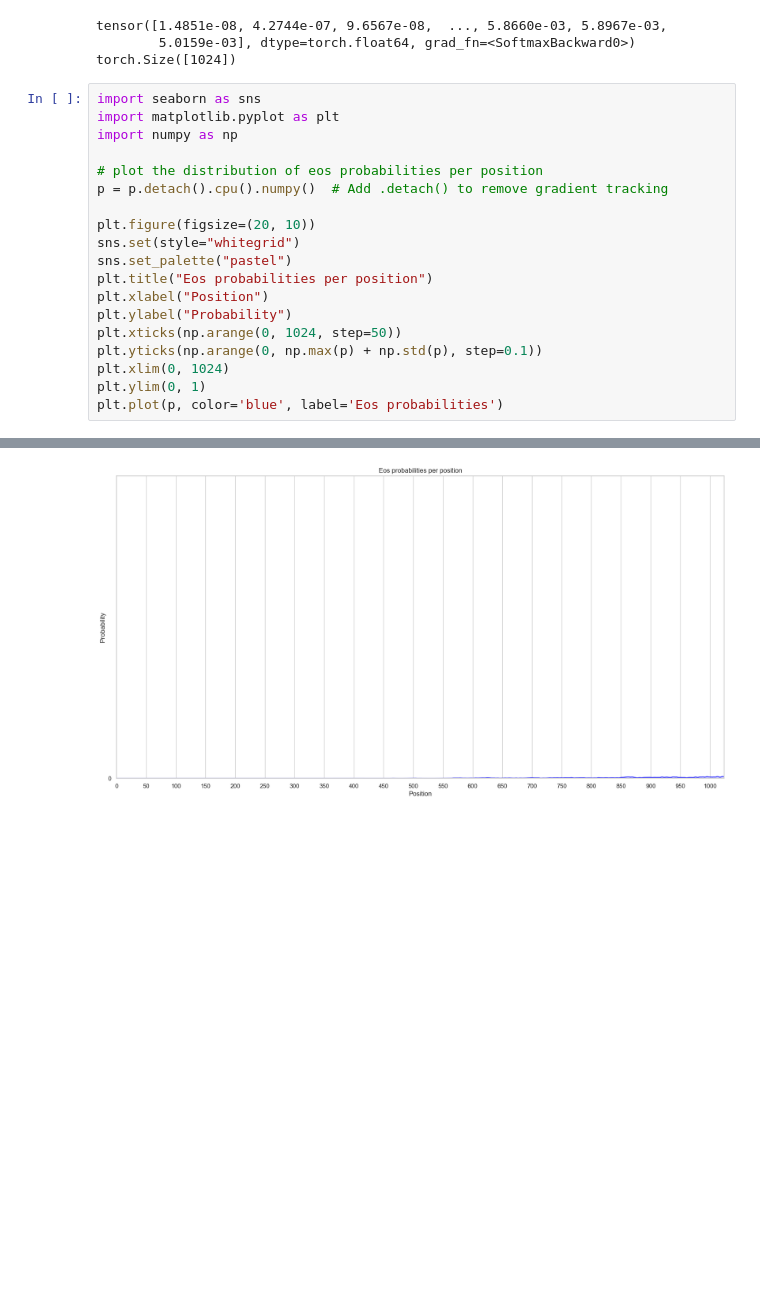
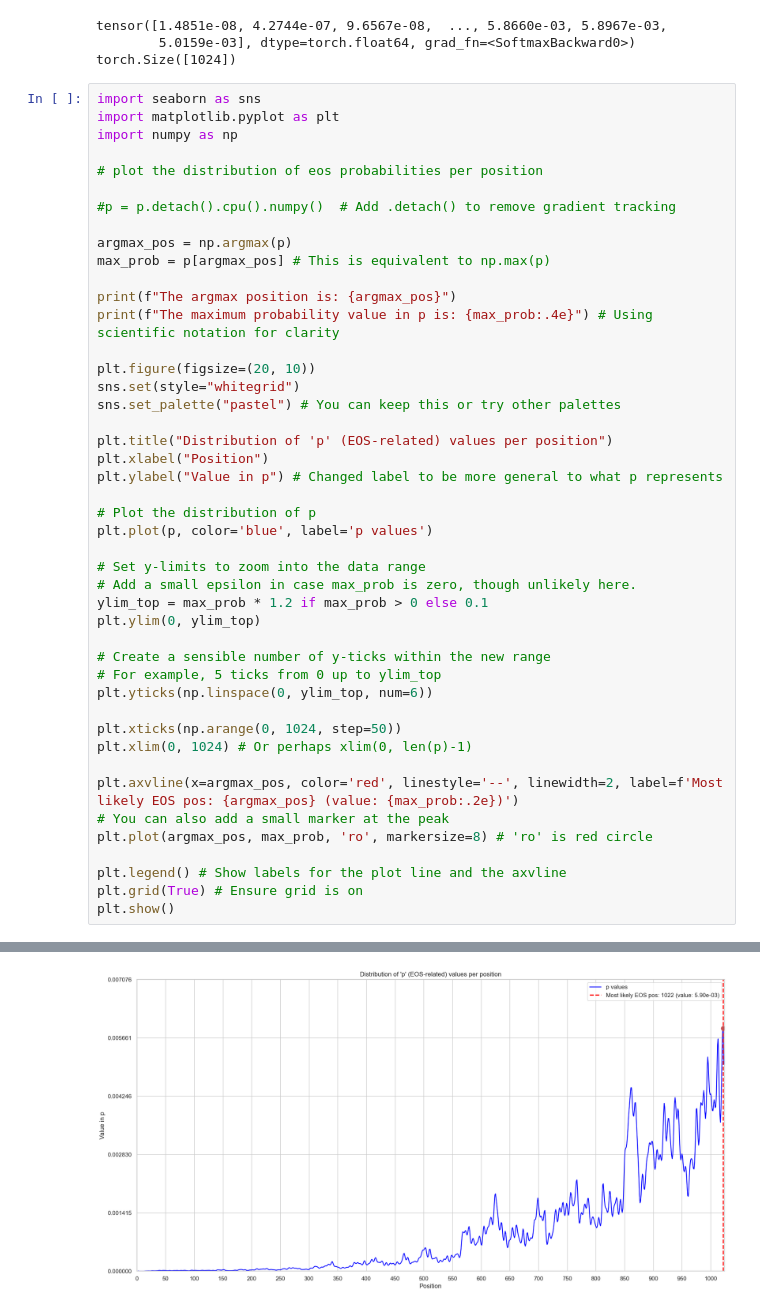
Before and after one commit to giacomo-ciro/diffusion-llms, a Jupyter notebook: notebooks/eos_logit_exploration.ipynb, the cells around one changed output, grey strips where cells are left out. Cells and saved outputs as stored; diff of their text form; blank space fills up the shorter version.

Commit message:
add argmax and rescale y

```diff
--- a/notebooks/eos_logit_exploration.ipynb
+++ b/notebooks/eos_logit_exploration.ipynb
@@ -80,17 +80,43 @@ import matplotlib.pyplot as plt
 import numpy as np
 
 # plot the distribution of eos probabilities per position
-p = p.detach().cpu().numpy()  # Add .detach() to remove gradient tracking
+
+#p = p.detach().cpu().numpy()  # Add .detach() to remove gradient tracking
+
+argmax_pos = np.argmax(p)
+max_prob = p[argmax_pos] # This is equivalent to np.max(p)
+
+print(f"The argmax position is: {argmax_pos}")
+print(f"The maximum probability value in p is: {max_prob:.4e}") # Using scientific notation for clarity
 
 plt.figure(figsize=(20, 10))
 sns.set(style="whitegrid")
-sns.set_palette("pastel")
-plt.title("Eos probabilities per position")
+sns.set_palette("pastel") # You can keep this or try other palettes
+
+plt.title("Distribution of 'p' (EOS-related) values per position")
 plt.xlabel("Position")
-plt.ylabel("Probability")
+plt.ylabel("Value in p") # Changed label to be more general to what p represents
+
+# Plot the distribution of p
+plt.plot(p, color='blue', label='p values')
+
+# Set y-limits to zoom into the data range
+# Add a small epsilon in case max_prob is zero, though unlikely here.
+ylim_top = max_prob * 1.2 if max_prob > 0 else 0.1
+plt.ylim(0, ylim_top)
+
+# Create a sensible number of y-ticks within the new range
+# For example, 5 ticks from 0 up to ylim_top
+plt.yticks(np.linspace(0, ylim_top, num=6))
+
 plt.xticks(np.arange(0, 1024, step=50))
-plt.yticks(np.arange(0, np.max(p) + np.std(p), step=0.1))
-plt.xlim(0, 1024)
-plt.ylim(0, 1)
-plt.plot(p, color='blue', label='Eos probabilities')
+plt.xlim(0, 1024) # Or perhaps xlim(0, len(p)-1)
+
+plt.axvline(x=argmax_pos, color='red', linestyle='--', linewidth=2, label=f'Most likely EOS pos: {argmax_pos} (value: {max_prob:.2e})')
+# You can also add a small marker at the peak
+plt.plot(argmax_pos, max_prob, 'ro', markersize=8) # 'ro' is red circle
+
+plt.legend() # Show labels for the plot line and the axvline
+plt.grid(True) # Ensure grid is on
+plt.show()
 # %% [output]
@@ -98 +125 @@ plt.plot(p, color='blue', label='Eos probabilities')
-[figure, old version]
+[figure, new version]
```
Also changed, not shown: parts of 1 cell of this notebook.
